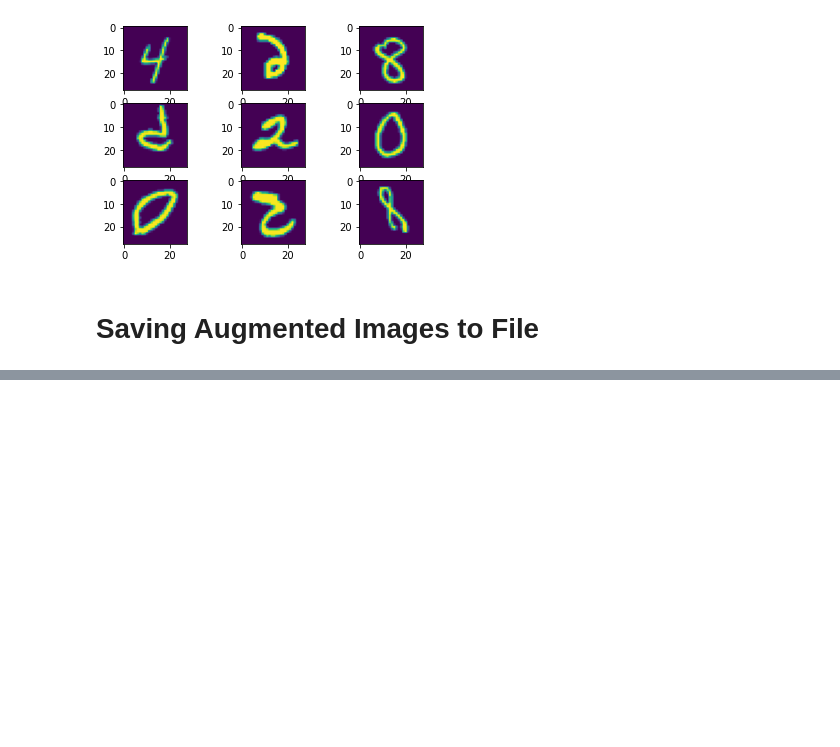
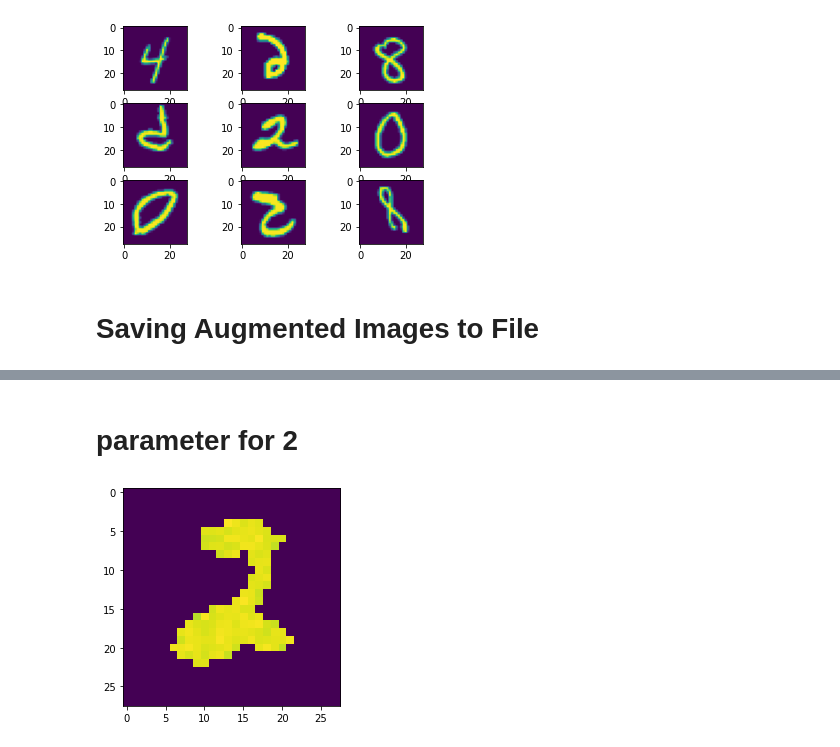
Before and after one commit to LiYuan199701/LEC-5-Regularization, a Jupyter notebook: explore.ipynb, the cells around one changed output, grey strips where cells are left out. Saved outputs shown, nothing was run; the diff lists cells and outputs as text; code cells hidden in the pictures; blank space fills up the shorter version.

```diff
--- a/explore.ipynb
+++ b/explore.ipynb
@@ -168,0 +200,6 @@ for X_batch, y_batch in datagen.flow(X_train, y_train, batch_size=9, save_to_dir
+# %% [markdown]
+# parameter for 2
+# %%
+generator(num = 2, S = 50, p = 0.3, thre = 175)
+# %% [output]
+[figure, added]
```
Also changed, not shown: parts of 28 cells of this notebook.
